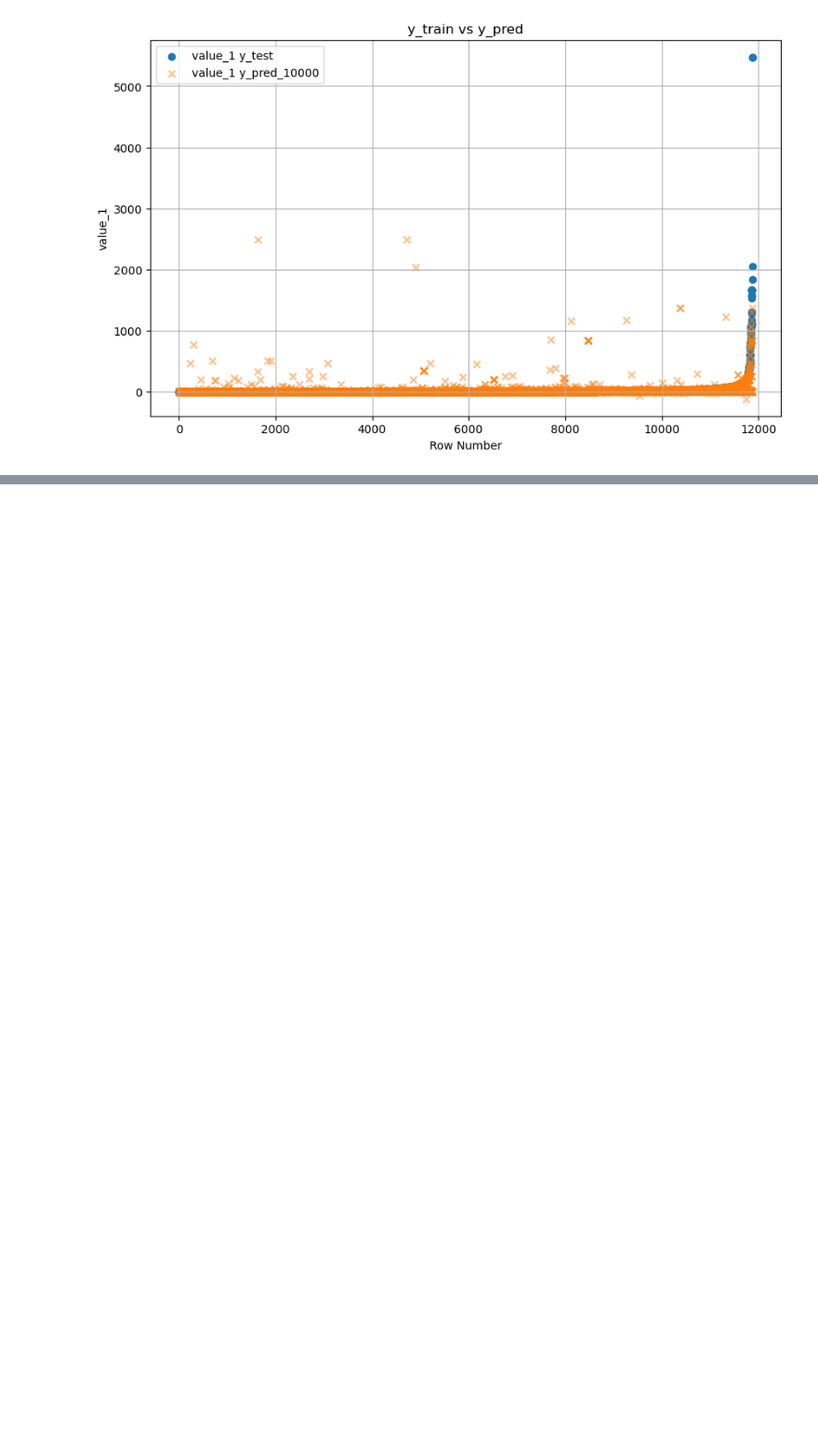
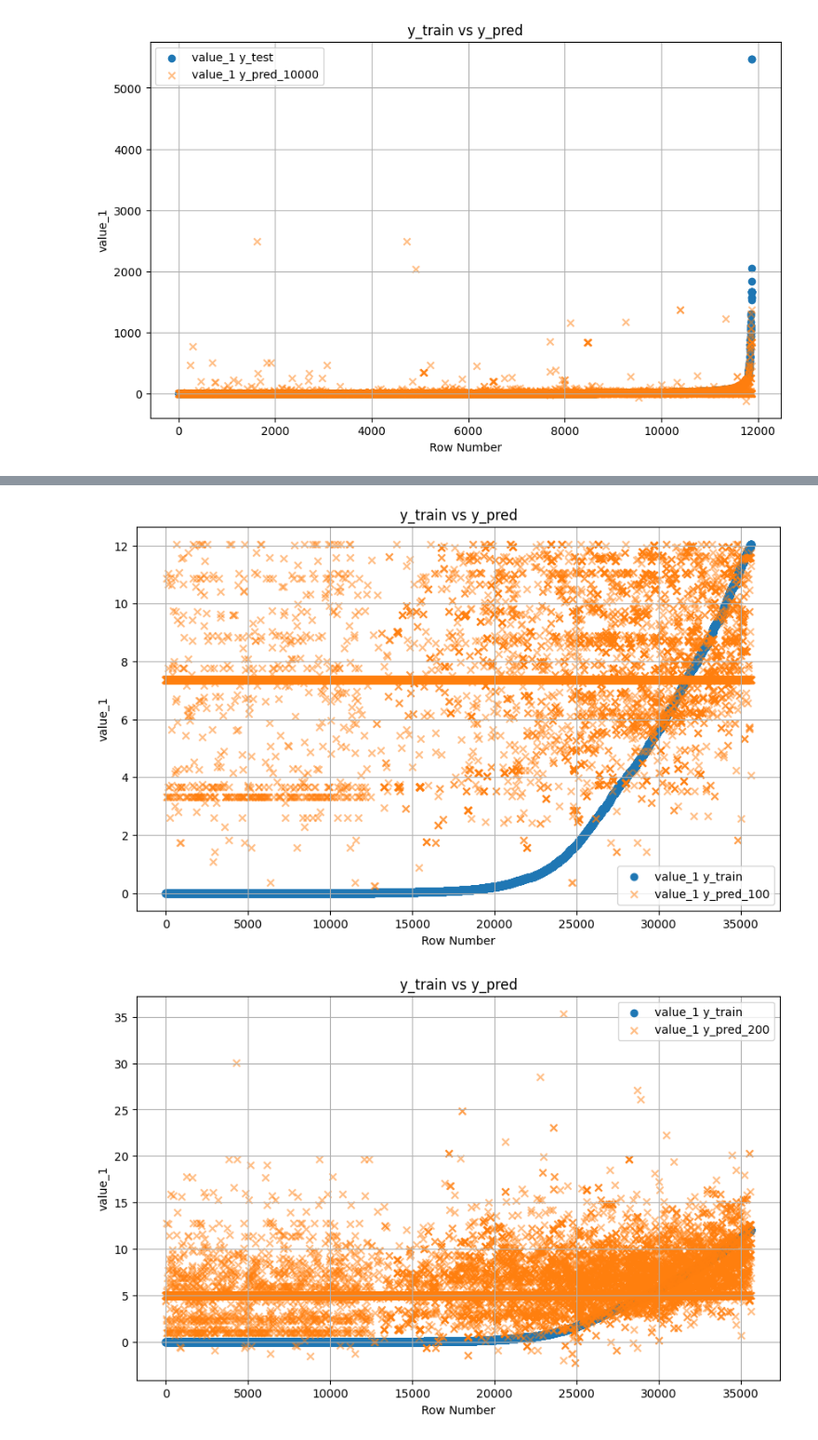
Before and after one commit to munif/epi-thesis, a Jupyter notebook: workflow/05_xgboost_with_train_test/Visualization.ipynb, the cells around one changed output, grey strips where cells are left out. Shown at 93% size. Cells and saved outputs as stored; diff of their text form; code cells hidden in the pictures; blank space fills up the shorter version.

```diff
--- a/workflow/05_xgboost_with_train_test/Visualization.ipynb
+++ b/workflow/05_xgboost_with_train_test/Visualization.ipynb
@@ -306,0 +321,2 @@ plotting(y_test, 'y_test', 'y_pred_10000')
+# %%
+y_selected = y[ (y['y_train'] <= 12.052775) & (y['y_pred_100'] <= 12.052775)]
@@ -306,0 +335,28 @@ plotting(y_test, 'y_test', 'y_pred_10000')
+# %%
+def plotting_selected(df, c1, c2):
+    plt.figure(figsize=(10, 6))
+    plt.scatter(df.index, df[c1], label=f"value_1 {c1}", marker='o',)
+    plt.scatter(df.index, df[c2], label=f"value_1 {c2}", marker='x', alpha=0.5)
+
+    plt.xlabel('Row Number')
+    plt.ylabel('value_1')
+    # plt.yscale('log', base=10)
+    plt.title('y_train vs y_pred')
+    plt.legend()
+    plt.grid(True)
+
+    # Save the plot to a file
+    plt.savefig(f'img/selected/{c1}_vs_{c2}.png')
+
+    plt.show()
+# %%
+plotting_selected(y_selected, 'y_train', 'y_pred_100')
+plotting_selected(y_selected, 'y_train', 'y_pred_200')
+plotting_selected(y_selected, 'y_train', 'y_pred_300')
+plotting_selected(y_selected, 'y_train', 'y_pred_500')
+plotting_selected(y_selected, 'y_train', 'y_pred_1000')
+plotting_selected(y_selected, 'y_train', 'y_pred_5000')
+plotting_selected(y_selected, 'y_train', 'y_pred_10000')
+# %% [output]
+[figure, added]
+[figure, added]
```
Also changed, not shown: parts of 20 cells of this notebook, 50 other files.
